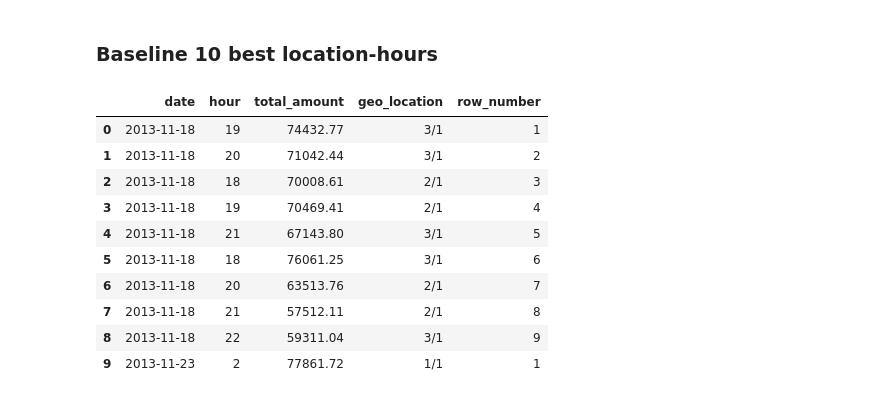
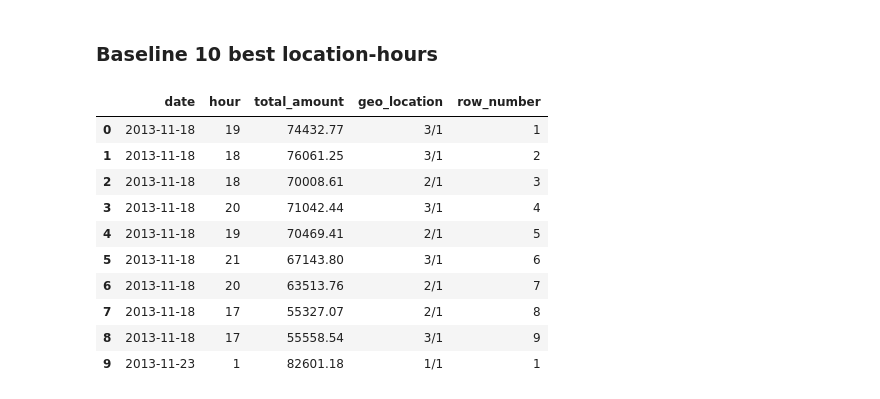
Before and after one commit to dimajix/pyspark-ml-taxis, a Jupyter notebook: notebooks/06 - NYC Taxi Trips - Part 5 - ML - Full.ipynb, the cells around one changed output. Drawn from its saved outputs; the diff is of its cells as text; code cells hidden in the pictures.

Commit message:
Improve prediction results

```diff
--- a/notebooks/06 - NYC Taxi Trips - Part 5 - ML - Full.ipynb
+++ b/notebooks/06 - NYC Taxi Trips - Part 5 - ML - Full.ipynb
@@ -496,0 +530,26 @@ hourly_taxi_trips_ext.limit(10).toPandas()
+# %%
+# First calculate average per geo location
+taxi_trips_avg = hourly_taxi_trips \
+    .groupBy("lat_idx", "long_idx") \
+    .agg(
+        f.avg("fare_amount").alias("avg_fare_amount"),
+        f.avg("tip_amount").alias("avg_tip_amount"),
+        f.avg("total_amount").alias("avg_total_amount")
+    )
+
+# Helper function for imputing missing values for a specific hour on a specific date
+def impute_history(df, days, hours):
+    column = column_name("total_amount", days, hours)
+    result =  df.withColumn(column, f.coalesce(f.col(column), f.col("avg_total_amount")))
+    return result
+
+df = df.join(taxi_trips_avg, ["lat_idx","long_idx"], how="leftOuter")
+for day in range(10,2,-1):
+    for hour in range(23,-1,-1):
+        df = impute_history(df, day, hour)
+
+# Clean up DataFrame
+df = df.drop("avg_fare_amount","avg_tip_amount","avg_total_amount")
+
+# Finally cache the result
+hourly_taxi_trips_ext = df.cache()
@@ -908,27 +983,27 @@ pred_top10_totals = 43975902.82
 # %%
 baseline_best_locations = validation_data \
     .select(
         f.col("date"),
         f.col("hour"),
         f.col("total_amount"),
         f.concat(f.col("lat_idx"), f.lit("/"), f.col("long_idx")).alias("geo_location"),
-        f.row_number().over(Window.partitionBy("date").orderBy(f.col("prev_total_amount").desc())).alias("row_number")
+        f.row_number().over(Window.partitionBy("date").orderBy(f.col("total_amount_P7D").desc())).alias("row_number")
     ) \
     .filter(f.col("row_number") < 10)
 
 baseline_best_locations.limit(10).toPandas()
 # %% [output]
 |  | date | hour | total_amount | geo_location | row_number |
 | 0 | 2013-11-18 | 19 | 74432.77 | 3/1 | 1 |
-| 1 | 2013-11-18 | 20 | 71042.44 | 3/1 | 2 |
+| 1 | 2013-11-18 | 18 | 76061.25 | 3/1 | 2 |
 | 2 | 2013-11-18 | 18 | 70008.61 | 2/1 | 3 |
-| 3 | 2013-11-18 | 19 | 70469.41 | 2/1 | 4 |
-| 4 | 2013-11-18 | 21 | 67143.80 | 3/1 | 5 |
-| 5 | 2013-11-18 | 18 | 76061.25 | 3/1 | 6 |
+| 3 | 2013-11-18 | 20 | 71042.44 | 3/1 | 4 |
+| 4 | 2013-11-18 | 19 | 70469.41 | 2/1 | 5 |
+| 5 | 2013-11-18 | 21 | 67143.80 | 3/1 | 6 |
 | 6 | 2013-11-18 | 20 | 63513.76 | 2/1 | 7 |
-| 7 | 2013-11-18 | 21 | 57512.11 | 2/1 | 8 |
-| 8 | 2013-11-18 | 22 | 59311.04 | 3/1 | 9 |
-| 9 | 2013-11-23 | 2 | 77861.72 | 1/1 | 1 |
+| 7 | 2013-11-18 | 17 | 55327.07 | 2/1 | 8 |
+| 8 | 2013-11-18 | 17 | 55558.54 | 3/1 | 9 |
+| 9 | 2013-11-23 | 1 | 82601.18 | 1/1 | 1 |
 # %%
 baseline_top10_totals = baseline_best_locations.select(
     f.sum(f.col("total_amount"))
```
Also changed, not shown: parts of 33 cells of this notebook, 1 other file.
